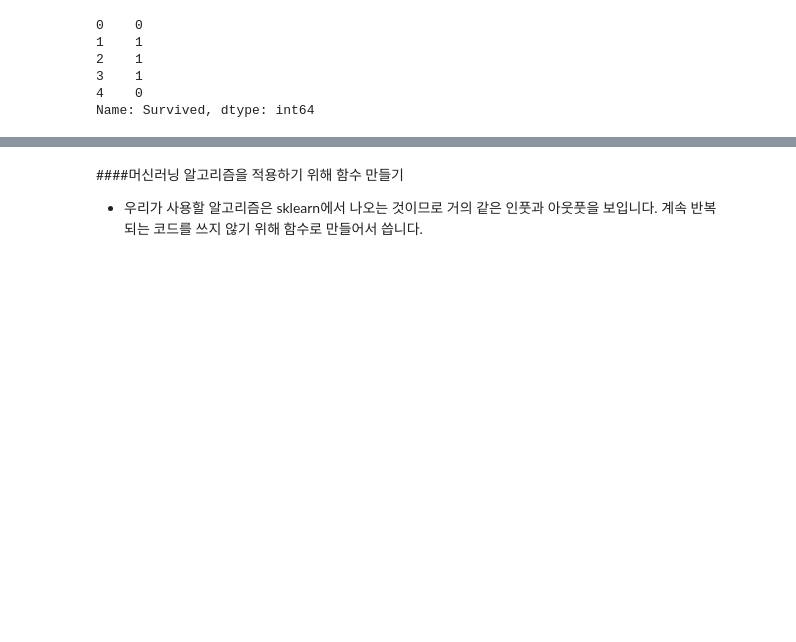
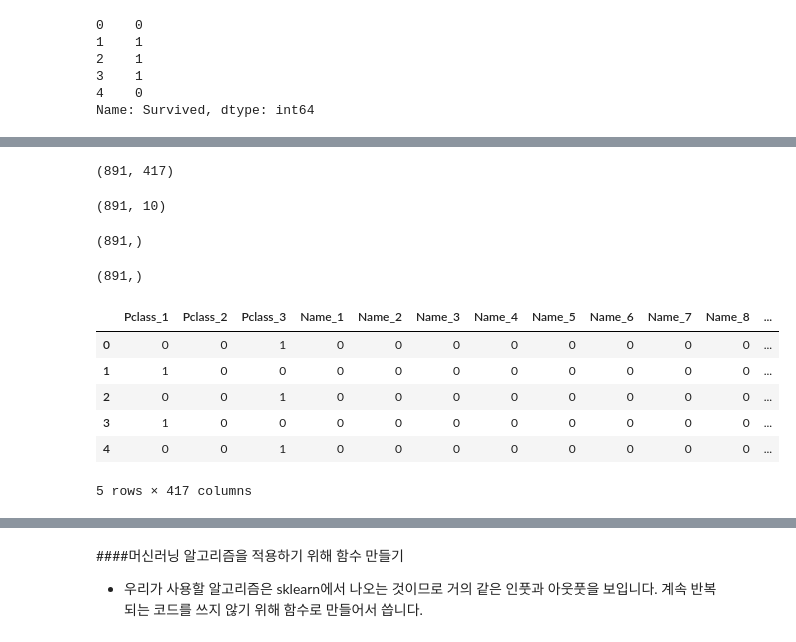
Before and after one commit to joshuajhchoi/ai2learn, a Jupyter notebook: Titanic_강의용_버전.ipynb, the cells around one changed output, grey strips where cells are left out. Saved outputs shown, nothing was run; the diff lists cells and outputs as text; code cells hidden in the pictures; blank space fills up the shorter version.

```diff
--- a/Titanic_강의용_버전.ipynb
+++ b/Titanic_강의용_버전.ipynb
@@ -2266,0 +2309,3 @@ Name: Survived, dtype: int64
+# %%
+df_b = df_bin.copy()
+df_c = df_con.copy()
@@ -2266,0 +2347,26 @@ Name: Survived, dtype: int64
+# %%
+x_train3.shape
+# %% [output]
+(891, 417)
+# %%
+x_train4.shape
+# %% [output]
+(891, 10)
+# %%
+y_train3.shape
+# %% [output]
+(891,)
+# %%
+y_train4.shape
+# %% [output]
+(891,)
+# %%
+x_train3.head()
+# %% [output]
+|  | Pclass_1 | Pclass_2 | Pclass_3 | Name_1 | Name_2 | Name_3 | Name_4 | Name_5 | Name_6 | Name_7 | Name_8 | ... |
+| 0 | 0 | 0 | 1 | 0 | 0 | 0 | 0 | 0 | 0 | 0 | 0 | ... |
+| 1 | 1 | 0 | 0 | 0 | 0 | 0 | 0 | 0 | 0 | 0 | 0 | ... |
+| 2 | 0 | 0 | 1 | 0 | 0 | 0 | 0 | 0 | 0 | 0 | 0 | ... |
+| 3 | 1 | 0 | 0 | 0 | 0 | 0 | 0 | 0 | 0 | 0 | 0 | ... |
+| 4 | 0 | 0 | 1 | 0 | 0 | 0 | 0 | 0 | 0 | 0 | 0 | ... |
+5 rows × 417 columns
```
Also changed, not shown: parts of 82 cells of this notebook.
